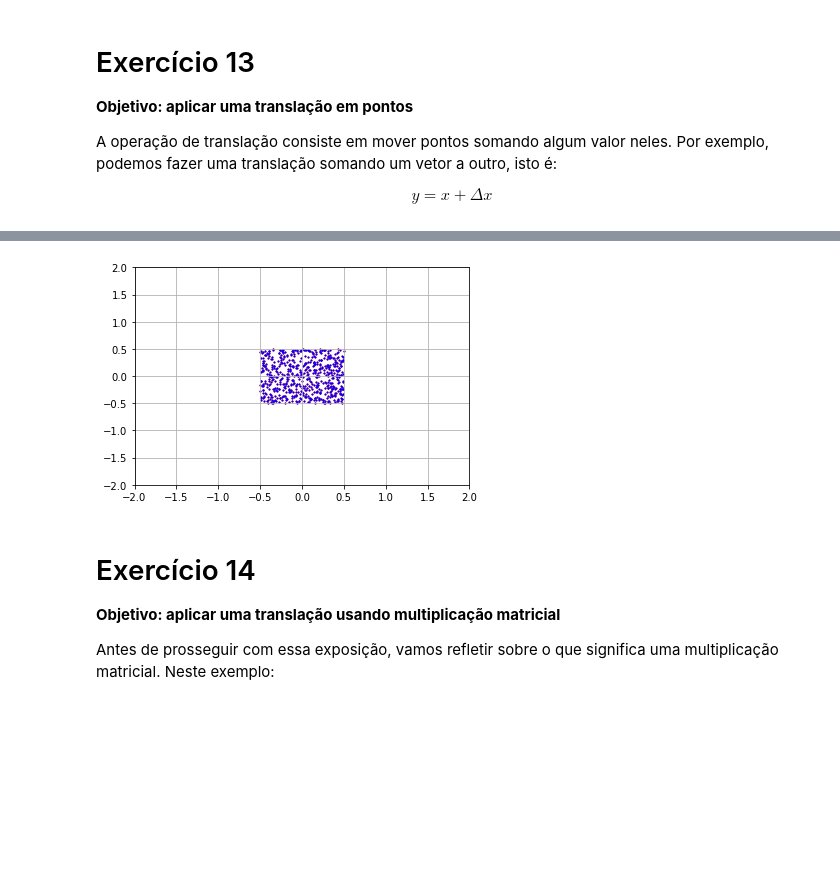
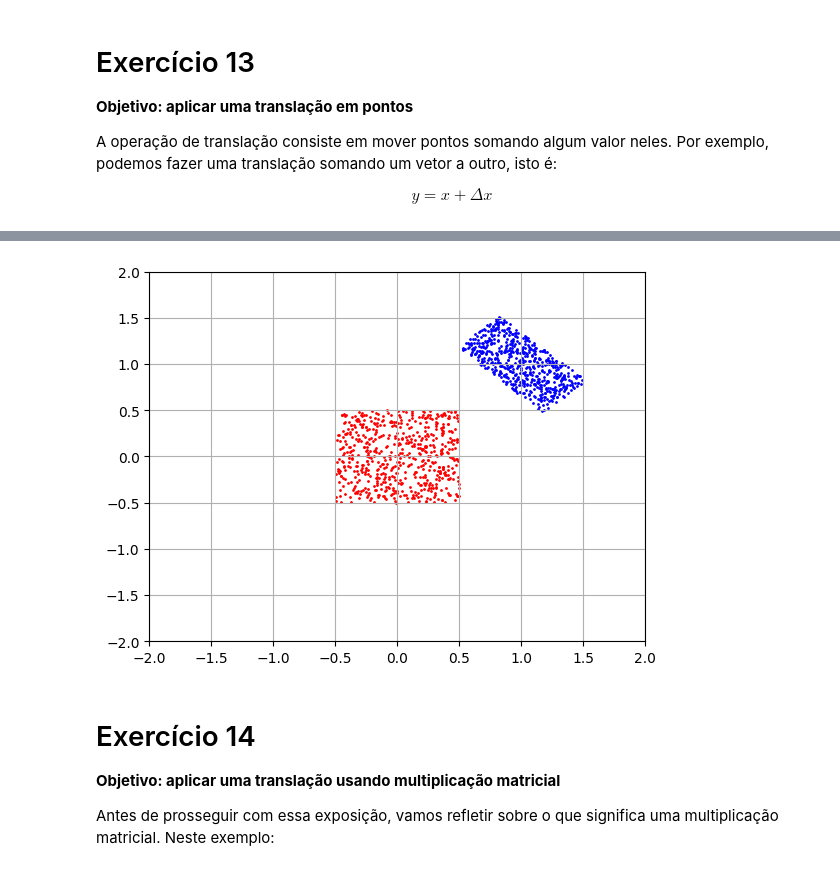
Before and after one commit to LuccaHiratsuca/AlgLin23-2, a Jupyter notebook: notebooks/03-geometria_analitica.ipynb, the cells around one changed output, grey strips where cells are left out. Saved outputs shown, nothing was run; the diff lists cells and outputs as text; code cells hidden in the pictures; blank space fills up the shorter version.

```diff
--- a/notebooks/03-geometria_analitica.ipynb
+++ b/notebooks/03-geometria_analitica.ipynb
@@ -571,24 +571,25 @@ plt.show()
 # %%
 # Comece com esse código inicial!
 x = np.random.uniform(-0.5, 0.5, size=(2, 600))
 A = np.array( [[0.5, 0], [0, 1]]) # Compressao
 B = np.array( [[0.7, -0.7], [0.7, 0.7]]) # Rotacao
-
+C = np.array([[1], [1]])
 # Altere daqui para baixo
 # -----------------
-y = x
+y = B @ A @ x + C
+# y = x + y
 # -----------------
 # Altere daqui para cima
 
 plt.figure()
 plt.scatter(x[0,:], x[1,:], s=1, c='r')
 plt.scatter(y[0,:], y[1,:], s=1, c='b')
 plt.xlim([-2, 2])
 plt.ylim([-2, 2])
 plt.grid()
 plt.show()
 # %% [output]
-[figure, old version]
+[figure, new version]
 # %% [markdown]
 # Exercício 14
 **Objetivo: aplicar uma translação usando multiplicação matricial**
```
Also changed, not shown: parts of 1 cell of this notebook, 1 other file.
